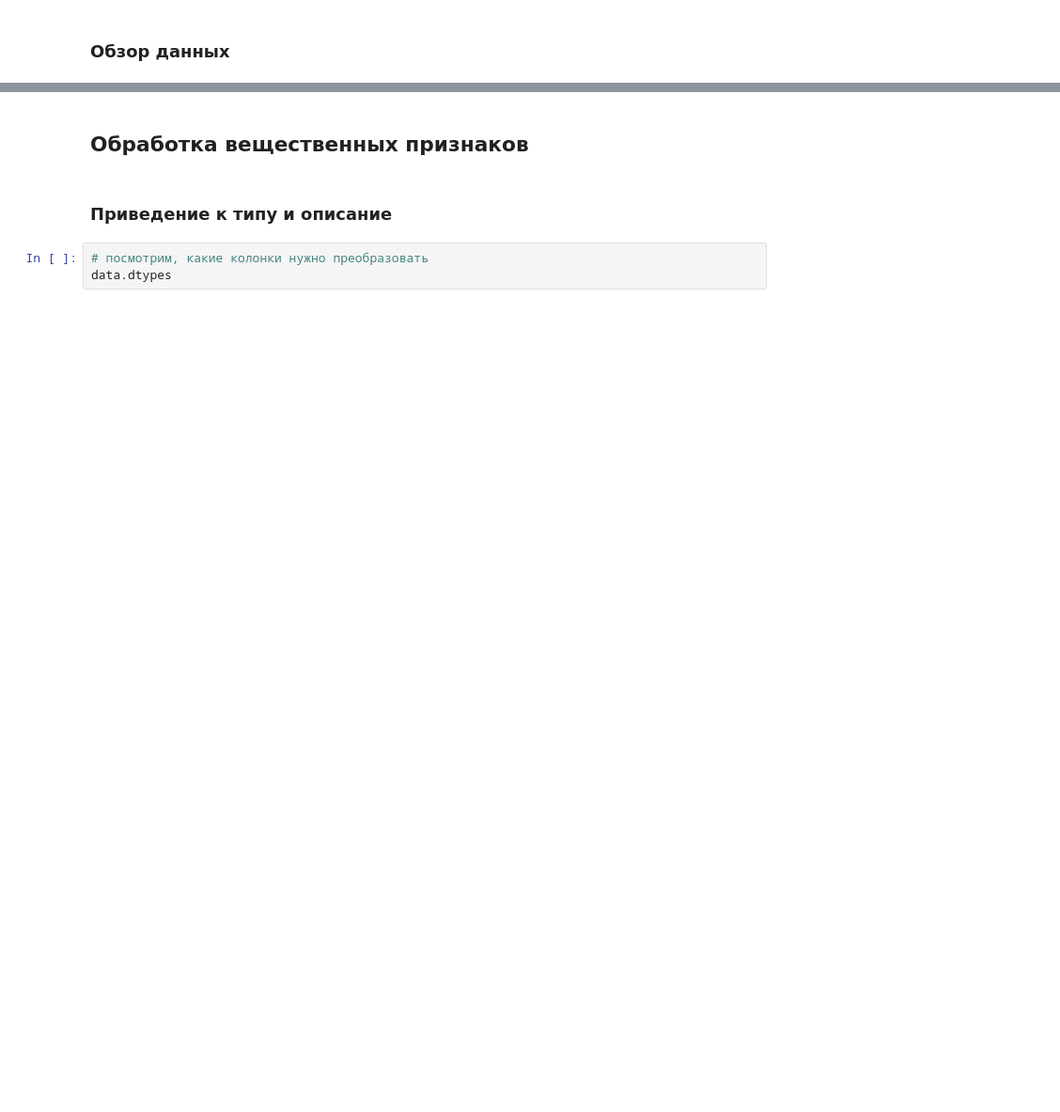
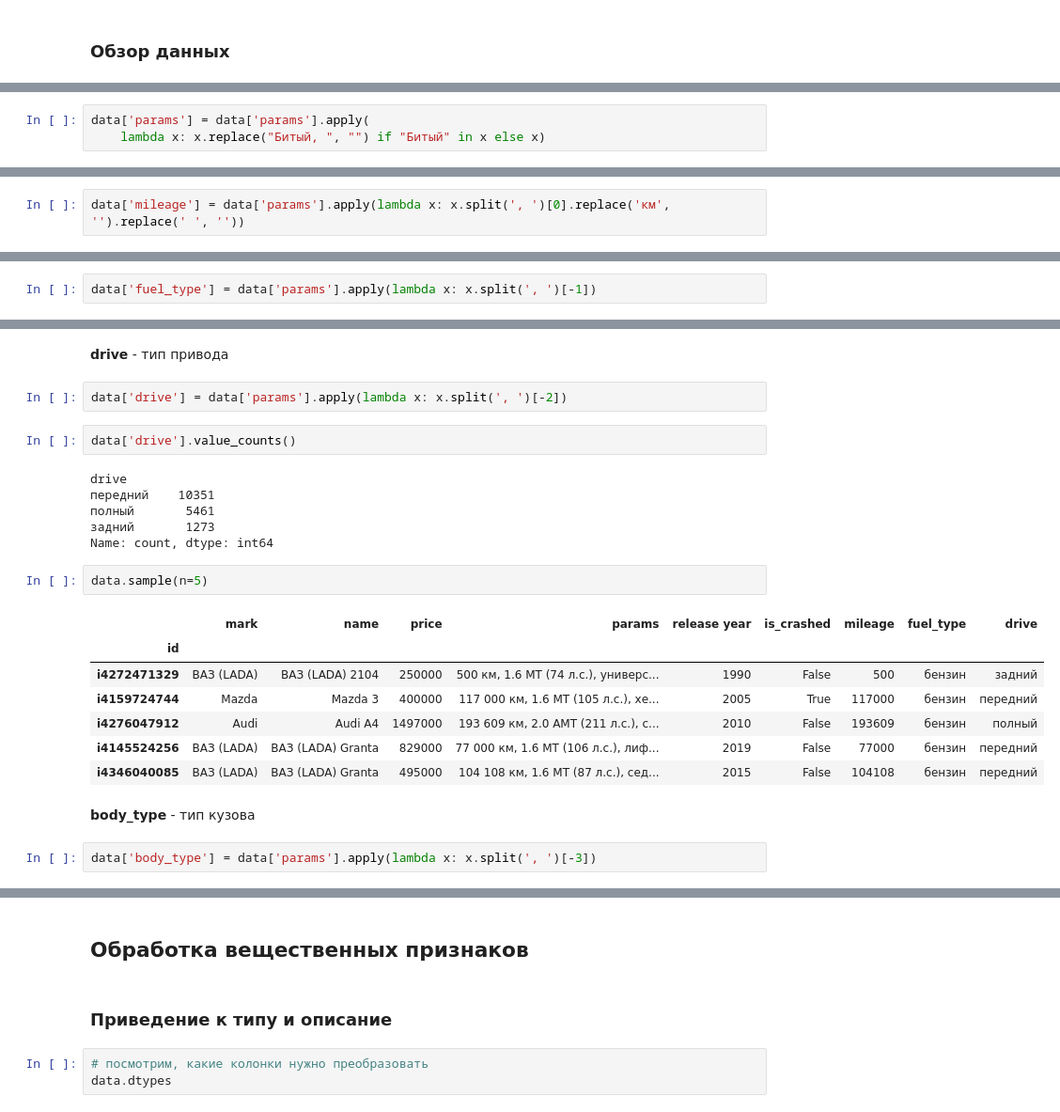
Before and after one commit to DmitryKolbanov/data-science-projects, a Jupyter notebook: car_price/notebooks/data_prep.ipynb, the cells around one changed output, grey strips where cells are left out. Shown at 94% size. Saved outputs shown, nothing was run; the diff lists cells and outputs as text; blank space fills up the shorter version.

```diff
--- a/car_price/notebooks/data_prep.ipynb
+++ b/car_price/notebooks/data_prep.ipynb
@@ -295,0 +125,3 @@ data.head()
+# %%
+data['params'] = data['params'].apply(
+    lambda x: x.replace("Битый, ", "") if "Битый" in x else x)
@@ -295,0 +130,2 @@ data.head()
+# %%
+data['mileage'] = data['params'].apply(lambda x: x.split(', ')[0].replace('км', '').replace(' ', ''))
@@ -295,0 +146,2 @@ data.head()
+# %%
+data['fuel_type'] = data['params'].apply(lambda x: x.split(', ')[-1])
@@ -295,0 +168,26 @@ data.head()
+# %% [markdown]
+**drive** - тип привода
+# %%
+data['drive'] = data['params'].apply(lambda x: x.split(', ')[-2])
+# %%
+data['drive'].value_counts()
+# %% [output]
+drive
+передний    10351
+полный       5461
+задний       1273
+Name: count, dtype: int64
+# %%
+data.sample(n=5)
+# %% [output]
+|  | mark | name | price | params | release year | is_crashed | mileage | fuel_type | drive |
+| id |  |  |  |  |  |  |  |  |  |
+| i4272471329 | ВАЗ (LADA) | ВАЗ (LADA) 2104 | 250000 | 500 км, 1.6 MT (74 л.с.), универс... | 1990 | False | 500 | бензин | задний |
+| i4159724744 | Mazda | Mazda 3 | 400000 | 117 000 км, 1.6 MT (105 л.с.), хе... | 2005 | True | 117000 | бензин | передний |
+| i4276047912 | Audi | Audi A4 | 1497000 | 193 609 км, 2.0 AMT (211 л.с.), с... | 2010 | False | 193609 | бензин | полный |
+| i4145524256 | ВАЗ (LADA) | ВАЗ (LADA) Granta | 829000 | 77 000 км, 1.6 MT (106 л.с.), лиф... | 2019 | False | 77000 | бензин | передний |
+| i4346040085 | ВАЗ (LADA) | ВАЗ (LADA) Granta | 495000 | 104 108 км, 1.6 MT (87 л.с.), сед... | 2015 | False | 104108 | бензин | передний |
+# %% [markdown]
+**body_type** - тип кузова
+# %%
+data['body_type'] = data['params'].apply(lambda x: x.split(', ')[-3])
```
Also changed, not shown: parts of 109 cells of this notebook.
